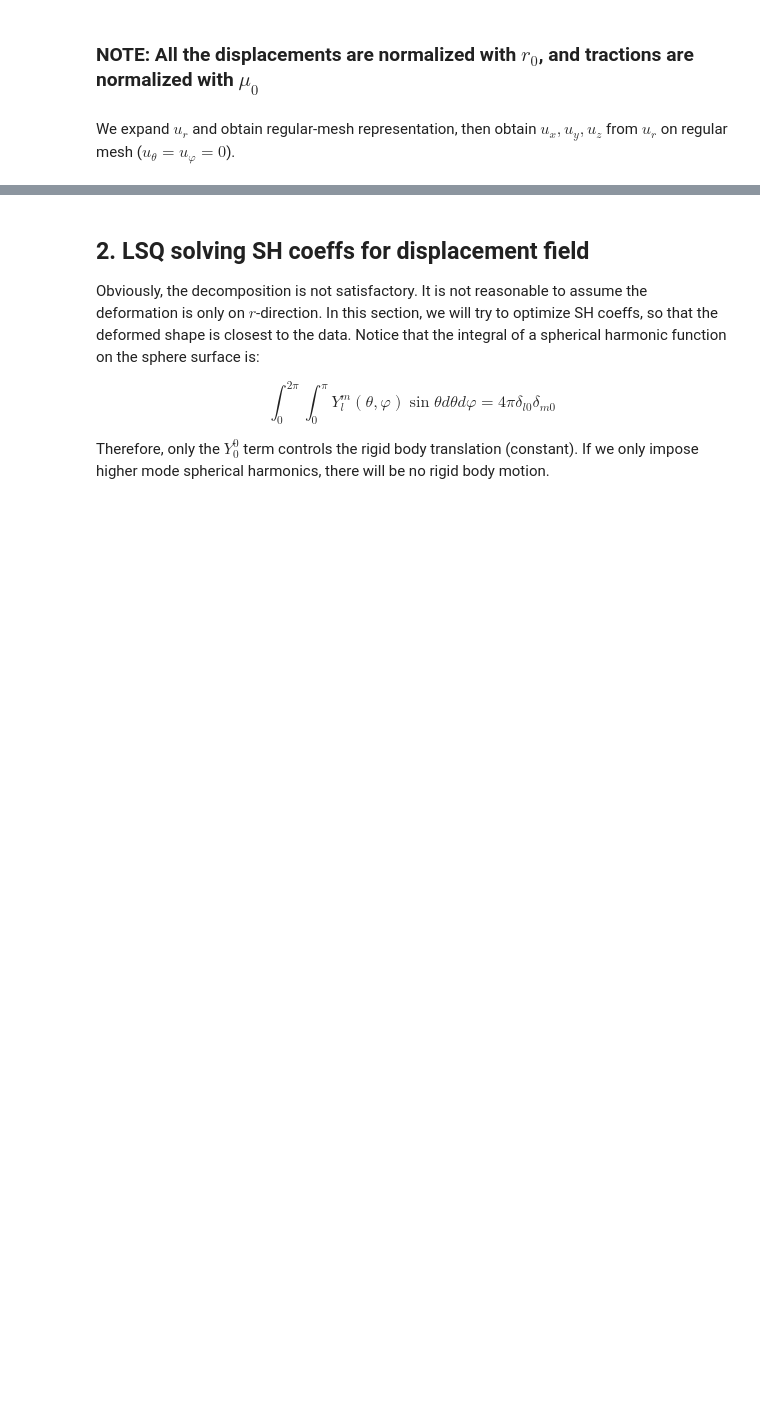
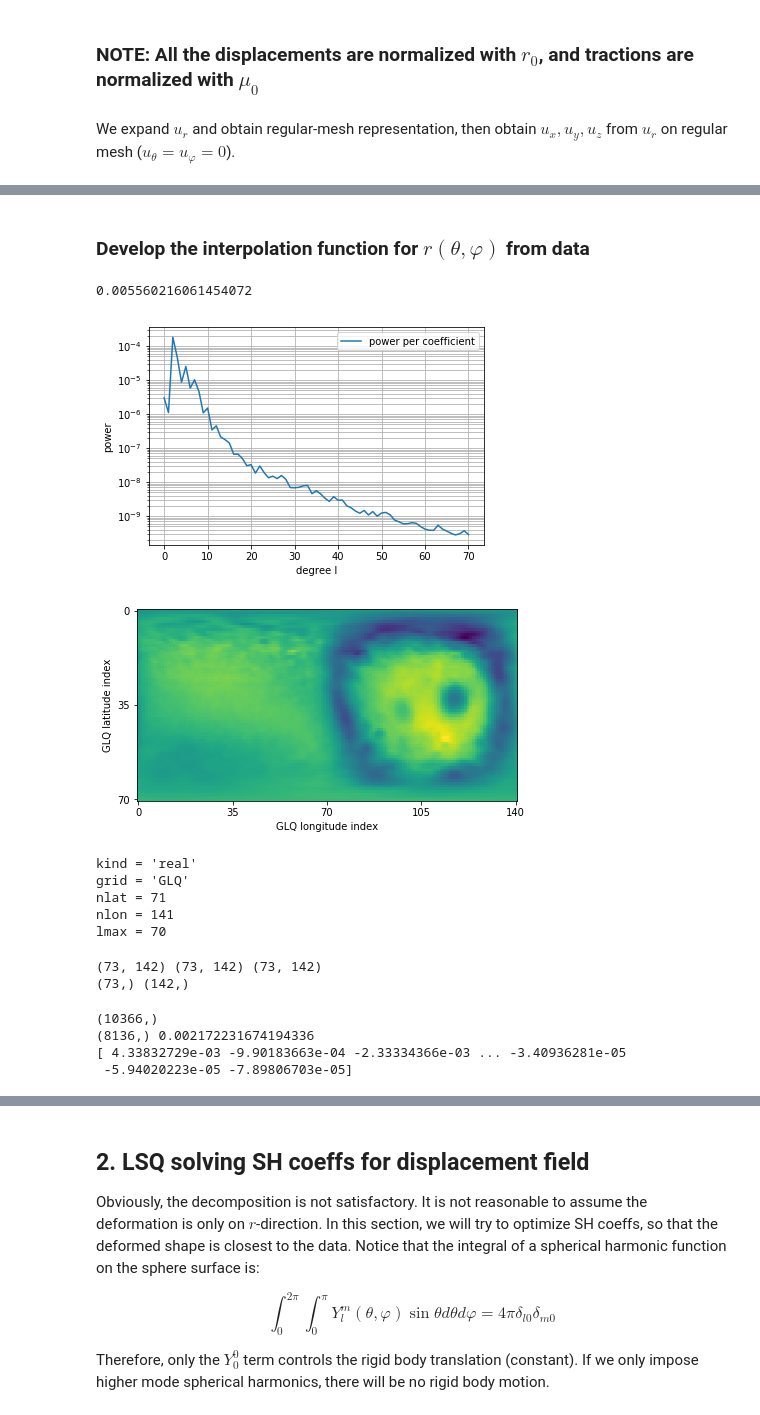
Before and after one commit to yfwang09/ShElastic, a Jupyter notebook: notebook/Case05-Hydrogel_Cell_Interaction-optimization.ipynb, the cells around one changed output, grey strips where cells are left out. Saved outputs shown, nothing was run; the diff lists cells and outputs as text; code cells hidden in the pictures; blank space fills up the shorter version.

```diff
--- a/notebook/Case05-Hydrogel_Cell_Interaction-optimization.ipynb
+++ b/notebook/Case05-Hydrogel_Cell_Interaction-optimization.ipynb
@@ -232,3 +233,78 @@ header = None
+# %% [markdown]
+### Develop the interpolation function for $r(\theta,\varphi)$ from data
+# %%
+urcilm_interp, chi2 = pyshtools.expand.SHExpandLSQ(ur, Vlat, Vlon, lmax=lmax_plot+10)
+print(chi2)
+# %% [output]
+0.005560216061454072
+# %%
+ucoeff_interp = pyshtools.SHCoeffs.from_array(urcilm_interp)
+urgrid_interp = ucoeff_interp.expand('GLQ')
+
+if plot_figure:
+    fig, ax = ucoeff_interp.plot_spectrum(unit='per_lm')
+    fig, ax = urgrid_interp.plot()
+    urgrid_interp.info()
+#print(urgrid_interp.lons(), urgrid)
+# %% [output]
+[figure, added]
+[figure, added]
+kind = 'real'
+grid = 'GLQ'
+nlat = 71
+nlon = 141
+lmax = 70
+# %%
+from scipy.interpolate import interp2d, RectBivariateSpline, RegularGridInterpolator
+
+lats = urgrid_interp.lats(); lons = urgrid_interp.lons()
+lats_circular = np.hstack(([90.], lats, [-90.]))
+lons_circular = np.append(lons, 360)
+#print(np.diff(lats_circular))
+#print(lats_circular, lons_circular)
+LONS, LATS = np.meshgrid(lons_circular, lats_circular)
+xmesh = urgrid_interp.to_array().copy()
+fpoints = np.zeros_like(LONS)
+fpoints[1:-1, :-1] = xmesh
+fpoints[0, :] = np.mean(xmesh[0,:], axis=0)  # not exact !
+fpoints[-1, :] = np.mean(xmesh[-1,:], axis=0)  # not exact !
+fpoints[1:-1, -1] = xmesh[:, 0]
+print(LATS.shape, LONS.shape, fpoints.shape)
+print(lats_circular.shape, lons_circular.shape)
+f_interp = RectBivariateSpline(lats_circular[::-1], lons_circular, fpoints[::-1, ], kx=1, ky=1)
+# %% [output]
+(73, 142) (73, 142) (73, 142)
+(73,) (142,)
+# %%
+## Test the interpolation algorithm
+
+tic = time.time()
+ur_interp = f_interp.ev(Vlat, Vlon)
+toc = time.time()
+print(f_interp.get_coeffs().shape)
+print(ur_interp.shape, toc-tic)
+print(ur_interp - ur)
+
+if plot_figure:
+    plt.figure(figsize=(6,5))
+    plt.subplot(211)
+    plt.tripcolor(pVlon, Vlat, ur)
+    plt.colorbar()
+    plt.axis('equal')
+    plt.xlim(0, 360)
+    plt.ylim(-90, 90)
+    plt.subplot(212)
+    plt.tripcolor(pVlon, Vlat, ur_interp)
+    plt.colorbar()
+    plt.axis('equal')
+    plt.xlim(0, 360)
+    plt.ylim(-90, 90)
+    plt.show()
+# %% [output]
+(10366,)
+(8136,) 0.002172231674194336
+[ 4.33832729e-03 -9.90183663e-04 -2.33334366e-03 ... -3.40936281e-05
+ -5.94020223e-05 -7.89806703e-05]
 # %%
 from scipy.special import erfc
 # damp the high order coefficients
```
Also changed, not shown: parts of 20 cells of this notebook, 1 other file.
